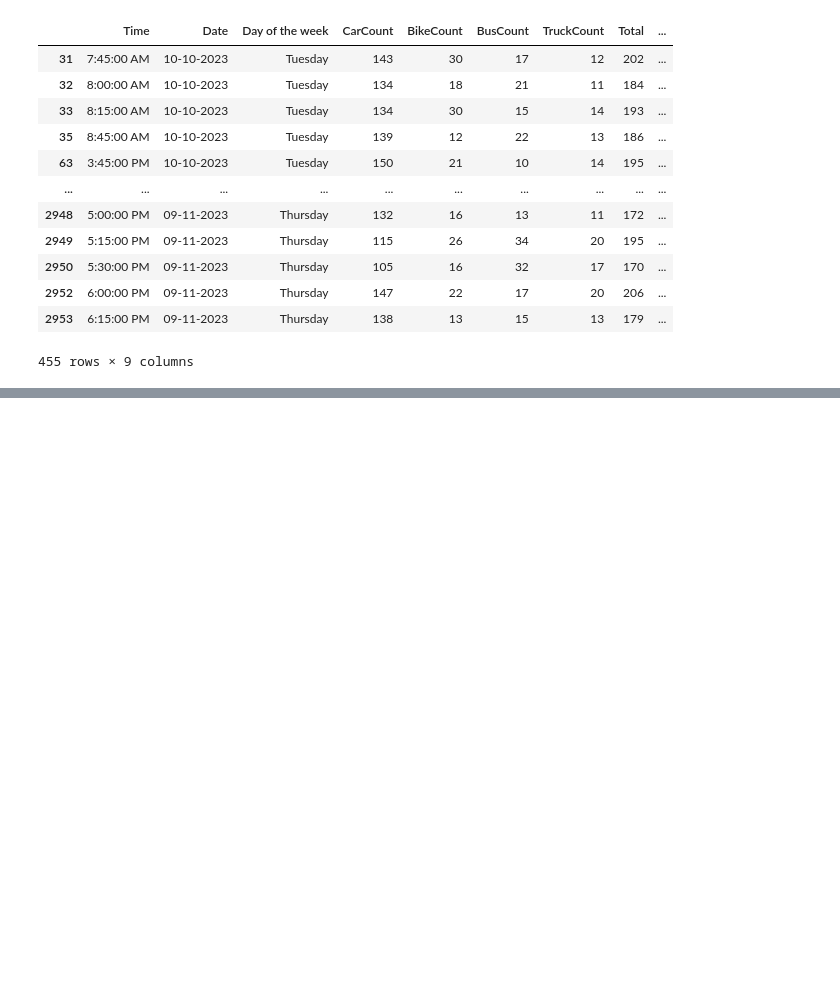
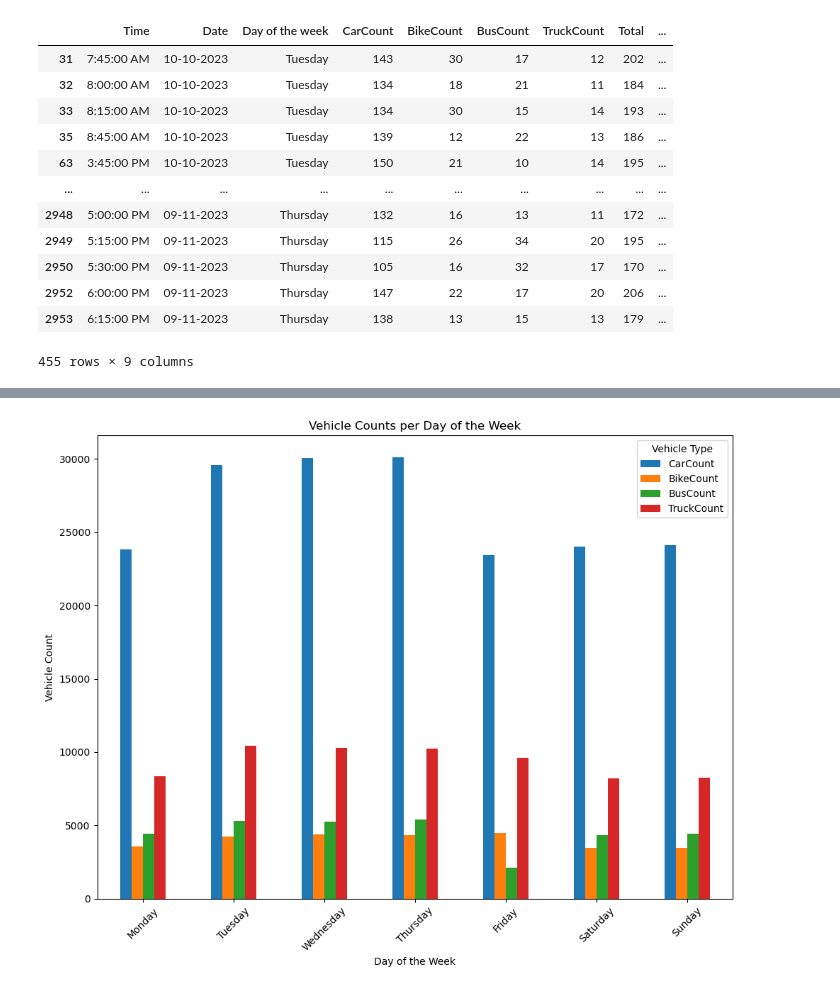
Before and after one commit to rkpm22/predict-traffic-flow, a Jupyter notebook: Predict-traffic-flow.ipynb, the cells around one changed output, grey strips where cells are left out. Cells and saved outputs as stored; diff of their text form; code cells hidden in the pictures; blank space fills up the shorter version.

```diff
--- a/Predict-traffic-flow.ipynb
+++ b/Predict-traffic-flow.ipynb
@@ -93,0 +218,18 @@ df['TimeInMins'] = dt.apply(lambda t: t.hour * 60 + t.minute)
+# %%
+#Vehicle Types and counts by the day of the week
+
+grouped = df3.groupby('Day of the week')[['CarCount','BikeCount','BusCount','TruckCount']].sum()
+# Sort days if not already ordered
+day_order = ['Monday', 'Tuesday', 'Wednesday', 'Thursday', 'Friday', 'Saturday', 'Sunday']
+grouped = grouped.reindex(day_order)
+
+grouped.plot(kind='bar',figsize=(10, 8))
+plt.title('Vehicle Counts per Day of the Week')
+plt.xlabel('Day of the Week')
+plt.ylabel('Vehicle Count')
+plt.xticks(rotation=45)
+plt.legend(title='Vehicle Type')
+plt.tight_layout()
+plt.show()
+# %% [output]
+[figure, added]
```
Also changed, not shown: parts of 17 cells of this notebook.
